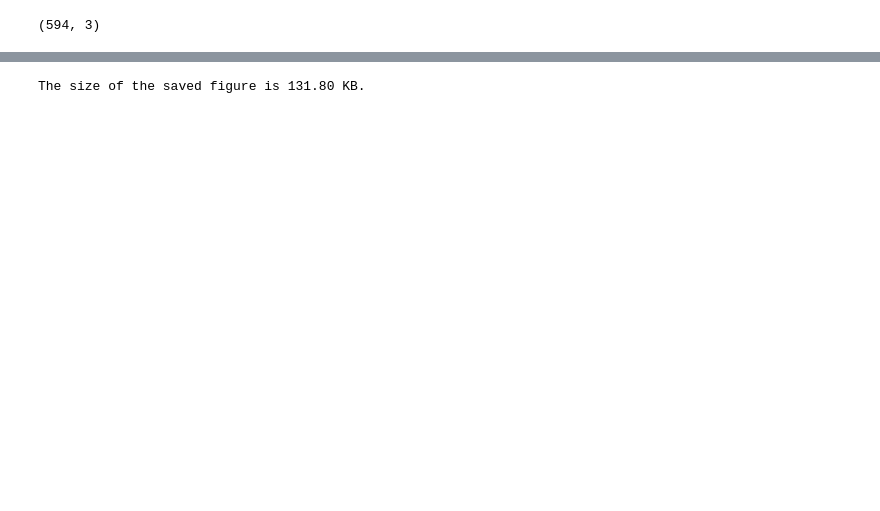
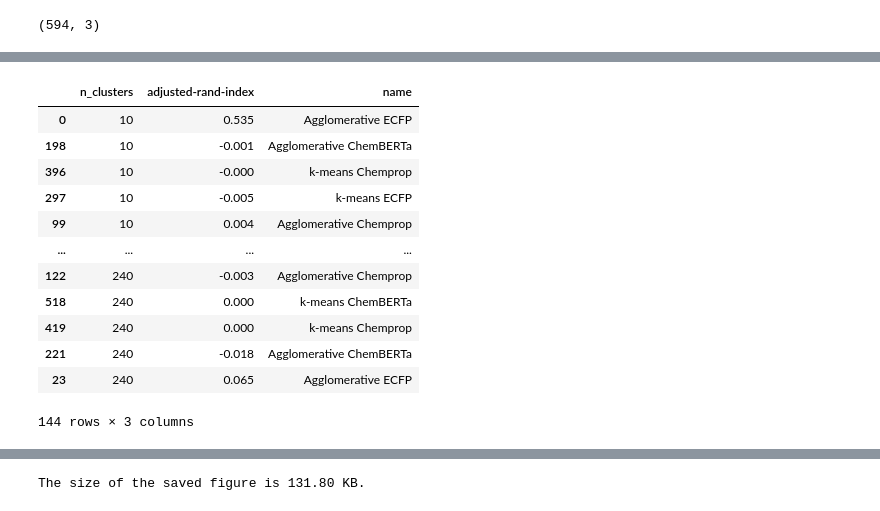
Before and after one commit to ilkersigirci/thesis-work, a Jupyter notebook: notebooks/wandb_test.ipynb, the cells around one changed output, grey strips where cells are left out. Drawn from its saved outputs; the diff is of its cells as text; code cells hidden in the pictures; blank space fills up the shorter version.

```diff
--- a/notebooks/wandb_test.ipynb
+++ b/notebooks/wandb_test.ipynb
@@ -251,0 +273,16 @@ result = result[result["n_clusters"] < 250]
+# %%
+result
+# %% [output]
+|  | n_clusters | adjusted-rand-index | name |
+| 0 | 10 | 0.535 | Agglomerative ECFP |
+| 198 | 10 | -0.001 | Agglomerative ChemBERTa |
+| 396 | 10 | -0.000 | k-means Chemprop |
+| 297 | 10 | -0.005 | k-means ECFP |
+| 99 | 10 | 0.004 | Agglomerative Chemprop |
+| ... | ... | ... | ... |
+| 122 | 240 | -0.003 | Agglomerative Chemprop |
+| 518 | 240 | 0.000 | k-means ChemBERTa |
+| 419 | 240 | 0.000 | k-means Chemprop |
+| 221 | 240 | -0.018 | Agglomerative ChemBERTa |
+| 23 | 240 | 0.065 | Agglomerative ECFP |
+144 rows × 3 columns
```
Also changed, not shown: parts of 8 cells of this notebook.
